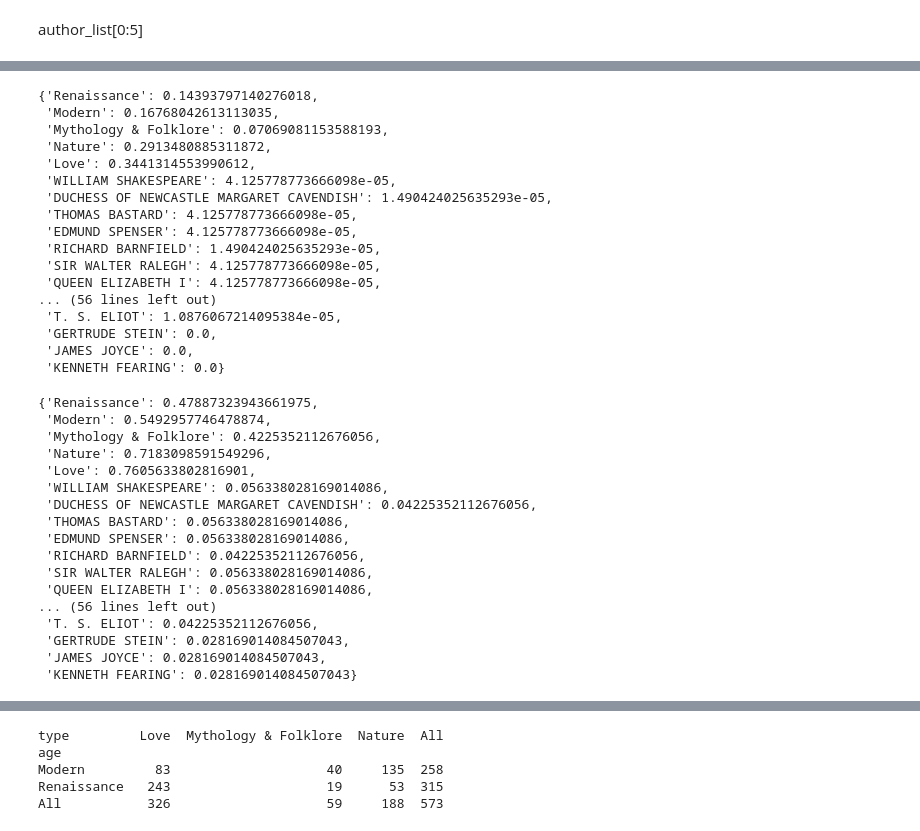
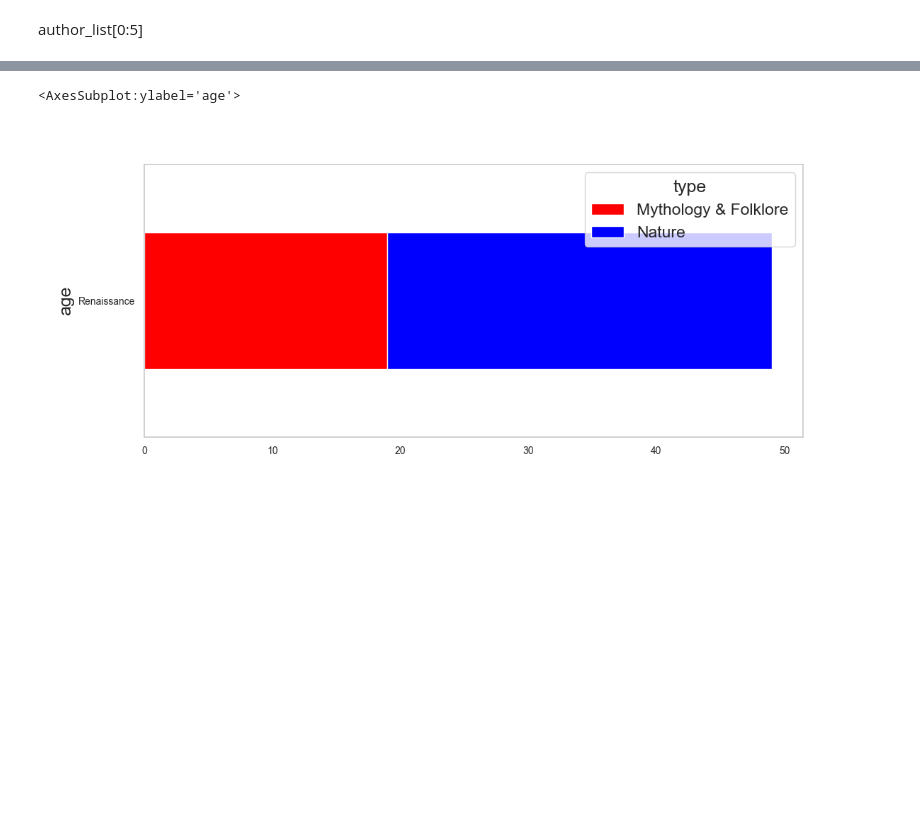
Before and after one commit to Abdul535/Poetry-Analysis, a Jupyter notebook: poetry-analysis.ipynb, the cells around one changed output, grey strips where cells are left out. Saved outputs shown, nothing was run; the diff lists cells and outputs as text; code cells hidden in the pictures; blank space fills up the shorter version.

```diff
--- a/poetry-analysis.ipynb
+++ b/poetry-analysis.ipynb
@@ -555,40 +406,4 @@ nx.closeness_centrality(G)
 # %%
-nx.betweenness_centrality(G)
+#nx.betweenness_centrality(G)
-# %% [output]
-{'Renaissance': 0.14393797140276018,
- 'Modern': 0.16768042613113035,
- 'Mythology & Folklore': 0.07069081153588193,
- 'Nature': 0.2913480885311872,
- 'Love': 0.3441314553990612,
- 'WILLIAM SHAKESPEARE': 4.125778773666098e-05,
- 'DUCHESS OF NEWCASTLE MARGARET CAVENDISH': 1.490424025635293e-05,
- 'THOMAS BASTARD': 4.125778773666098e-05,
- 'EDMUND SPENSER': 4.125778773666098e-05,
- 'RICHARD BARNFIELD': 1.490424025635293e-05,
- 'SIR WALTER RALEGH': 4.125778773666098e-05,
- 'QUEEN ELIZABETH I': 4.125778773666098e-05,
-... (56 lines left out)
- 'T. S. ELIOT': 1.0876067214095384e-05,
- 'GERTRUDE STEIN': 0.0,
- 'JAMES JOYCE': 0.0,
- 'KENNETH FEARING': 0.0}
 # %%
-nx.degree_centrality(G)
+#nx.degree_centrality(G)
-# %% [output]
-{'Renaissance': 0.47887323943661975,
- 'Modern': 0.5492957746478874,
- 'Mythology & Folklore': 0.4225352112676056,
- 'Nature': 0.7183098591549296,
- 'Love': 0.7605633802816901,
- 'WILLIAM SHAKESPEARE': 0.056338028169014086,
- 'DUCHESS OF NEWCASTLE MARGARET CAVENDISH': 0.04225352112676056,
- 'THOMAS BASTARD': 0.056338028169014086,
- 'EDMUND SPENSER': 0.056338028169014086,
- 'RICHARD BARNFIELD': 0.04225352112676056,
- 'SIR WALTER RALEGH': 0.056338028169014086,
- 'QUEEN ELIZABETH I': 0.056338028169014086,
-... (56 lines left out)
- 'T. S. ELIOT': 0.04225352112676056,
- 'GERTRUDE STEIN': 0.028169014084507043,
- 'JAMES JOYCE': 0.028169014084507043,
- 'KENNETH FEARING': 0.028169014084507043}
@@ -594,0 +426,11 @@ nx.degree_centrality(G)
+# %%
+text_1 = widgets.HTML(value="<h1>Types of Genres</h1>")
+
+vbox_text1 = widgets.VBox([text_1])
+
+page = widgets.HBox([vbox_text1])
+display(page)
+cross_tab = pd.crosstab(df['age'],df['type'],margins=True)
+
+cross_tab.iloc[:-1,:-1].plot(kind='barh',stacked=True, color=['red','blue', 'yellow'], grid=False,fontsize=10,figsize=(12,5))
+# %% [output]
@@ -595 +438,3 @@ nx.degree_centrality(G)
+<AxesSubplot:ylabel='age'>
+[figure, added]
 # %%
@@ -597,8 +442,0 @@ cross_tab = pd.crosstab(df['age'],df['type'],margins=True)
-# %%
-print(cross_tab)
-# %% [output]
-type         Love  Mythology & Folklore  Nature  All
-age
-Modern         83                    40     135  258
-Renaissance   243                    19      53  315
-All           326                    59     188  573
```
Also changed, not shown: parts of 55 cells of this notebook, 5 other files.
